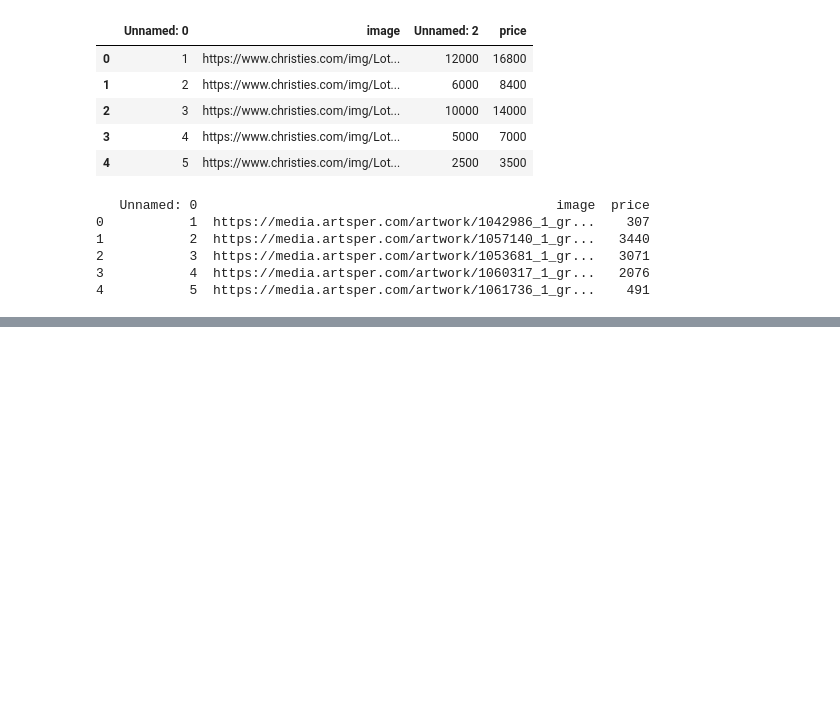
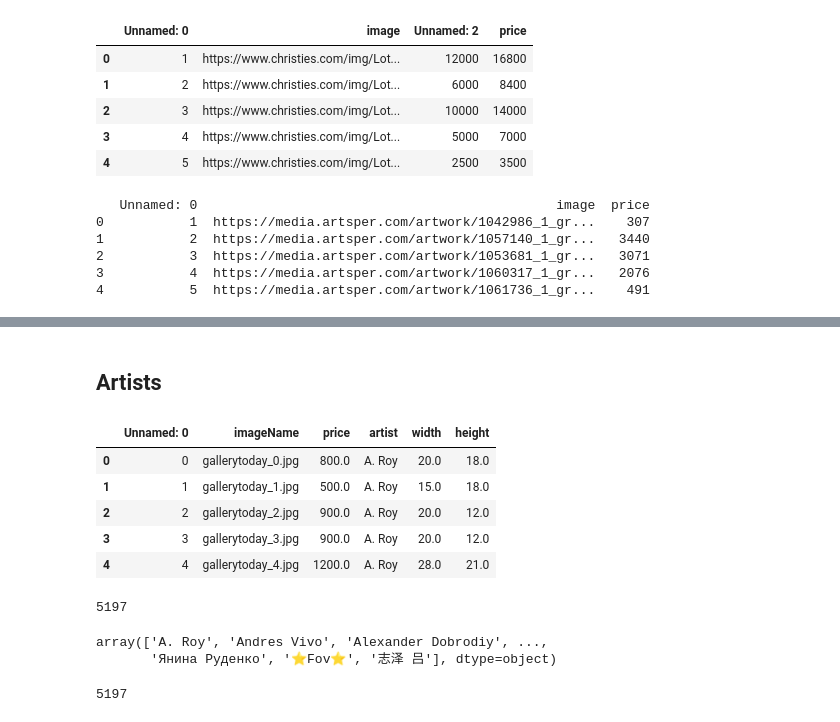
Before and after one commit to dpither/contemporary-art-price-prediction-mirror, a Jupyter notebook: ml-component/data-gathering/DataOrgainization.ipynb, the cells around one changed output, grey strips where cells are left out. Drawn from its saved outputs; the diff is of its cells as text; code cells hidden in the pictures; blank space fills up the shorter version.

```diff
--- a/ml-component/data-gathering/DataOrgainization.ipynb
+++ b/ml-component/data-gathering/DataOrgainization.ipynb
@@ -159,0 +490,13 @@ result.to_csv('/content/drive/My Drive/CPEN 291/project/data/all_labels.csv')
+# %% [markdown]
+## Artists
+# %%
+df = pd.read_csv('/content/drive/My Drive/CPEN 291/project/data_nd/all_labels.csv')
+# %%
+df.head()
+# %% [output]
+|  | Unnamed: 0 | imageName | price | artist | width | height |
+| 0 | 0 | gallerytoday_0.jpg | 800.0 | A. Roy | 20.0 | 18.0 |
+| 1 | 1 | gallerytoday_1.jpg | 500.0 | A. Roy | 15.0 | 18.0 |
+| 2 | 2 | gallerytoday_2.jpg | 900.0 | A. Roy | 20.0 | 12.0 |
+| 3 | 3 | gallerytoday_3.jpg | 900.0 | A. Roy | 20.0 | 12.0 |
+| 4 | 4 | gallerytoday_4.jpg | 1200.0 | A. Roy | 28.0 | 21.0 |
@@ -159,0 +505,9 @@ result.to_csv('/content/drive/My Drive/CPEN 291/project/data/all_labels.csv')
+# %%
+len(artists_list)
+# %% [output]
+5197
+# %%
+artists_list
+# %% [output]
+array(['A. Roy', 'Andres Vivo', 'Alexander Dobrodiy', ...,
+       'Янина Руденко', '⭐️Fov⭐️', '志泽 吕'], dtype=object)
@@ -159,0 +516,4 @@ result.to_csv('/content/drive/My Drive/CPEN 291/project/data/all_labels.csv')
+# %%
+len(np.loadtxt('/content/drive/My Drive/CPEN 291/project/artists_list.gz', str, delimiter=","))
+# %% [output]
+5197
```
Also changed, not shown: parts of 30 cells of this notebook, 6 other files.
